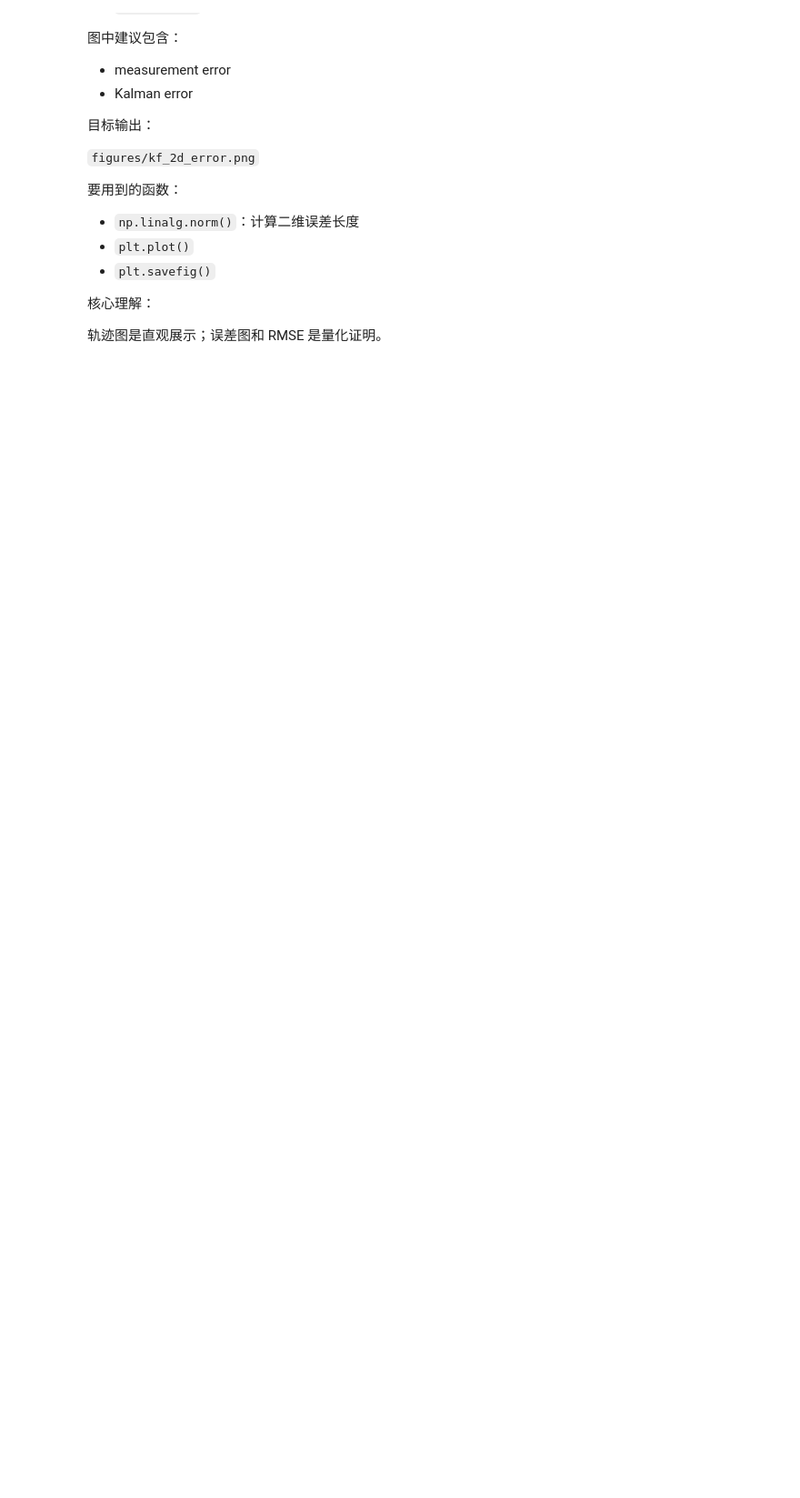
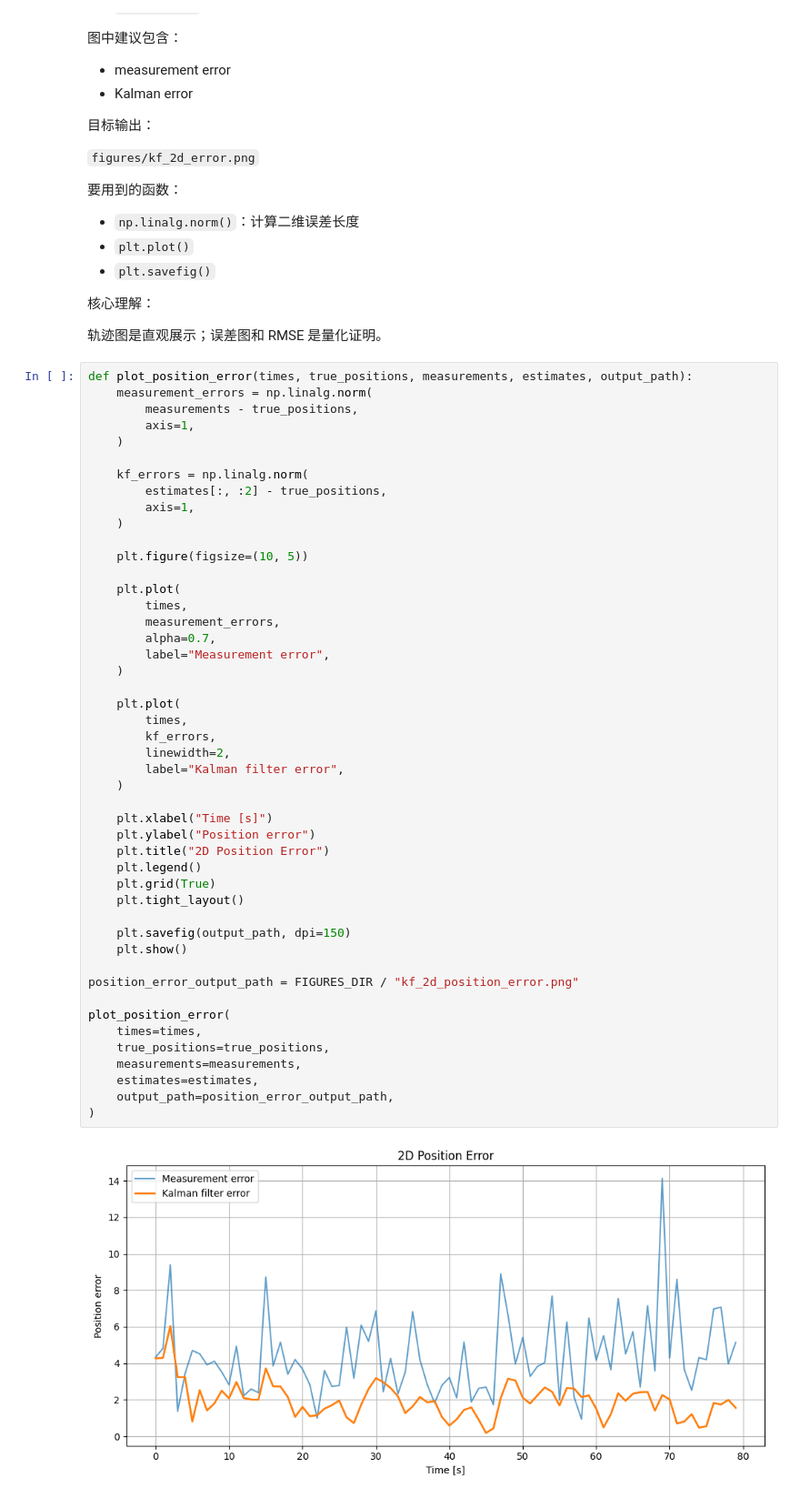
Before and after one commit to Terra11113/robotics-learning, a Jupyter notebook: 阶段一_基础补齐/01_FilterPy状态估计_移动机器人定位/notebooks/02_kf_2d_mobile_robot.ipynb, the cells around one changed output. Shown at 91% size. Cells and saved outputs as stored; diff of their text form; blank space fills up the shorter version.

```diff
--- a/阶段一_基础补齐/01_FilterPy状态估计_移动机器人定位/notebooks/02_kf_2d_mobile_robot.ipynb
+++ b/阶段一_基础补齐/01_FilterPy状态估计_移动机器人定位/notebooks/02_kf_2d_mobile_robot.ipynb
@@ -553,6 +624,55 @@ kalman_filter,...
 核心理解：
 
 轨迹图是直观展示；误差图和 RMSE 是量化证明。
+# %%
+def plot_position_error(times, true_positions, measurements, estimates, output_path):
+    measurement_errors = np.linalg.norm(
+        measurements - true_positions,
+        axis=1,
+    )
+
+    kf_errors = np.linalg.norm(
+        estimates[:, :2] - true_positions,
+        axis=1,
+    )
+
+    plt.figure(figsize=(10, 5))
+
+    plt.plot(
+        times,
+        measurement_errors,
+        alpha=0.7,
+        label="Measurement error",
+    )
+
+    plt.plot(
+        times,
+        kf_errors,
+        linewidth=2,
+        label="Kalman filter error",
+    )
+
+    plt.xlabel("Time [s]")
+    plt.ylabel("Position error")
+    plt.title("2D Position Error")
+    plt.legend()
+    plt.grid(True)
+    plt.tight_layout()
+
+    plt.savefig(output_path, dpi=150)
+    plt.show()
+
+position_error_output_path = FIGURES_DIR / "kf_2d_position_error.png"
+
+plot_position_error(
+    times=times,
+    true_positions=true_positions,
+    measurements=measurements,
+    estimates=estimates,
+    output_path=position_error_output_path,
+)
+# %% [output]
+[figure, added]
 # %% [markdown]
 ## 11. 后续转成 Python 脚本的结构
 
```
Also changed, not shown: parts of 5 cells of this notebook, 11 other files.
